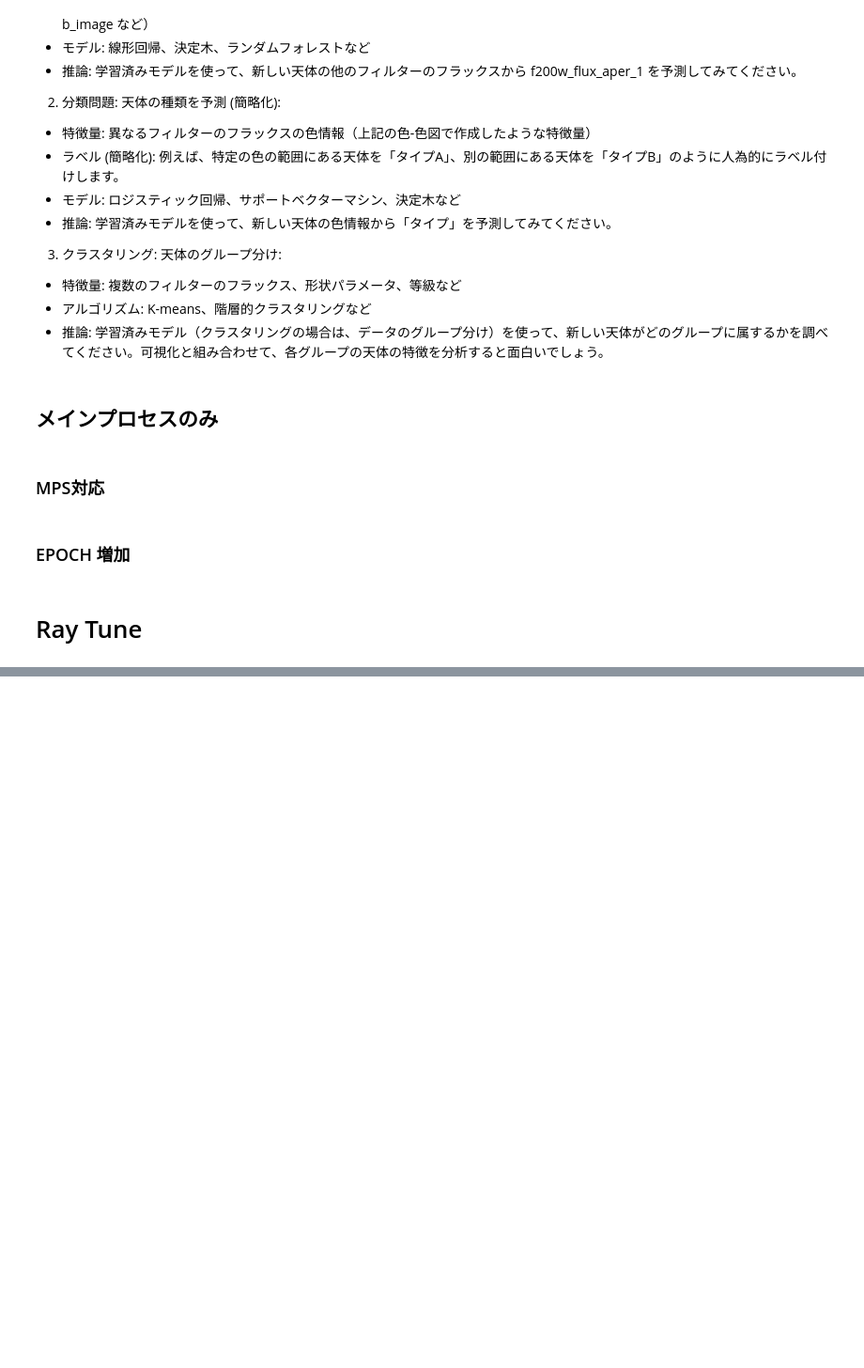
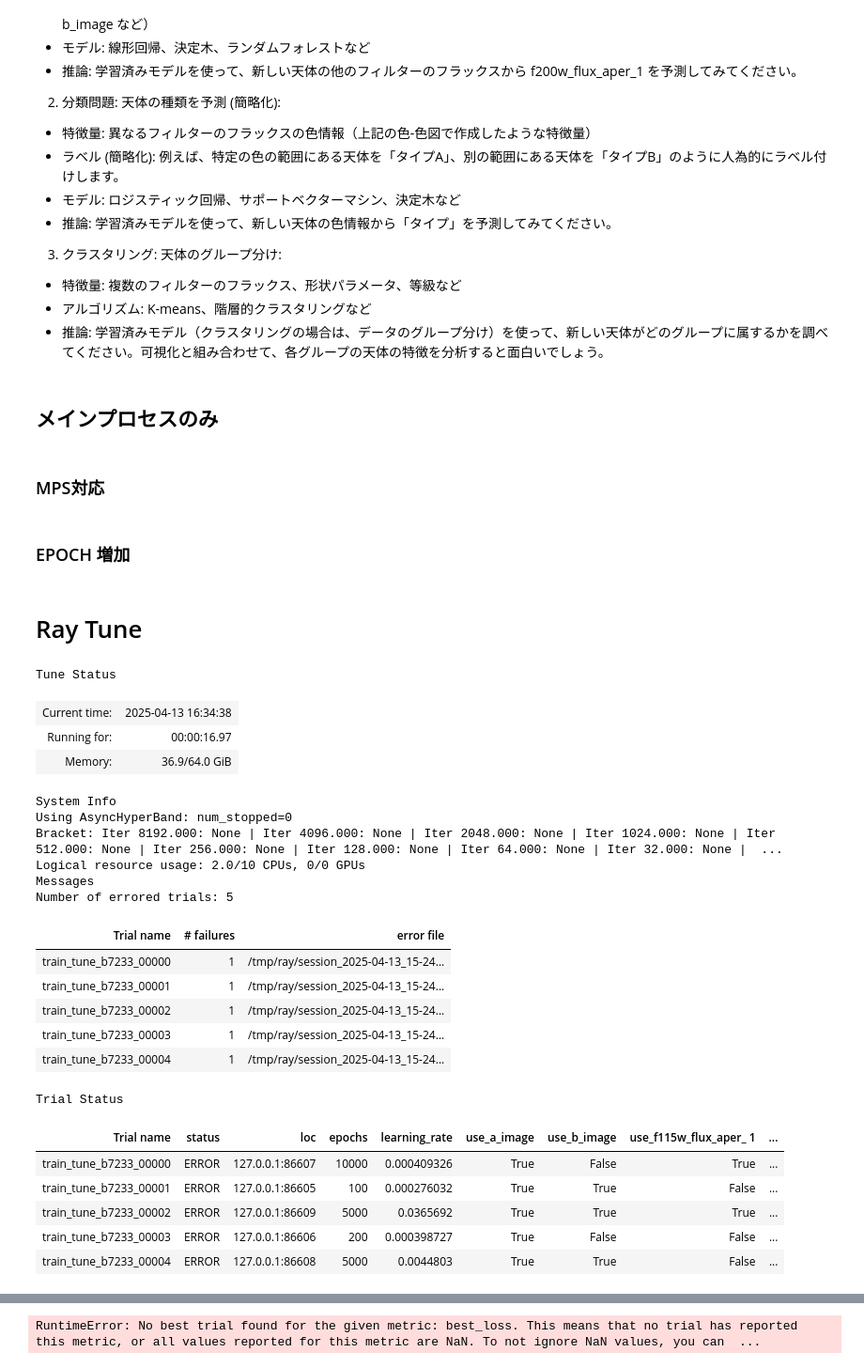
Before and after one commit to tozastation/try-astronomy, a Jupyter notebook: photometric-redshift-estimation/ceers_getting_start.ipynb, the cells around one changed output, grey strips where cells are left out. Shown: that part at 94% size. Drawn from its saved outputs; the diff is of its cells as text; code cells hidden in the pictures; blank space fills up the shorter version.

```diff
--- a/photometric-redshift-estimation/ceers_getting_start.ipynb
+++ b/photometric-redshift-estimation/ceers_getting_start.ipynb
@@ -777,3 +777,29 @@ plt.title('Training Loss')
 plt.show()
 # %% [markdown]
 # Ray Tune
+# %%
+current_loss
+# %% [output]
+Tune Status
+| Current time: | 2025-04-13 16:34:38 |
+| Running for: | 00:00:16.97 |
+| Memory: | 36.9/64.0 GiB |
+System Info
+Using AsyncHyperBand: num_stopped=0
+Bracket: Iter 8192.000: None | Iter 4096.000: None | Iter 2048.000: None | Iter 1024.000: None | Iter 512.000: None | Iter 256.000: None | Iter 128.000: None | Iter 64.000: None | Iter 32.000: None |  ...
+Logical resource usage: 2.0/10 CPUs, 0/0 GPUs
+Messages
+Number of errored trials: 5
+| Trial name | # failures | error file |
+| train_tune_b7233_00000 | 1 | /tmp/ray/session_2025-04-13_15-24... |
+| train_tune_b7233_00001 | 1 | /tmp/ray/session_2025-04-13_15-24... |
+| train_tune_b7233_00002 | 1 | /tmp/ray/session_2025-04-13_15-24... |
+| train_tune_b7233_00003 | 1 | /tmp/ray/session_2025-04-13_15-24... |
+| train_tune_b7233_00004 | 1 | /tmp/ray/session_2025-04-13_15-24... |
+Trial Status
+| Trial name | status | loc | epochs | learning_rate | use_a_image | use_b_image | use_f115w_flux_aper_ 1 | ... |
+| train_tune_b7233_00000 | ERROR | 127.0.0.1:86607 | 10000 | 0.000409326 | True | False | True | ... |
+| train_tune_b7233_00001 | ERROR | 127.0.0.1:86605 | 100 | 0.000276032 | True | True | False | ... |
+| train_tune_b7233_00002 | ERROR | 127.0.0.1:86609 | 5000 | 0.0365692 | True | True | True | ... |
+| train_tune_b7233_00003 | ERROR | 127.0.0.1:86606 | 200 | 0.000398727 | True | False | False | ... |
+| train_tune_b7233_00004 | ERROR | 127.0.0.1:86608 | 5000 | 0.0044803 | True | True | False | ... |
@@ -780,3 +823,4 @@ plt.show()
+RuntimeError: No best trial found for the given metric: best_loss. This means that no trial has reported this metric, or all values reported for this metric are NaN. To not ignore NaN values, you can  ...
 # %%
 import torch
 import pandas as pd
```
Also changed, not shown: parts of 3 cells of this notebook, 3 other files.
